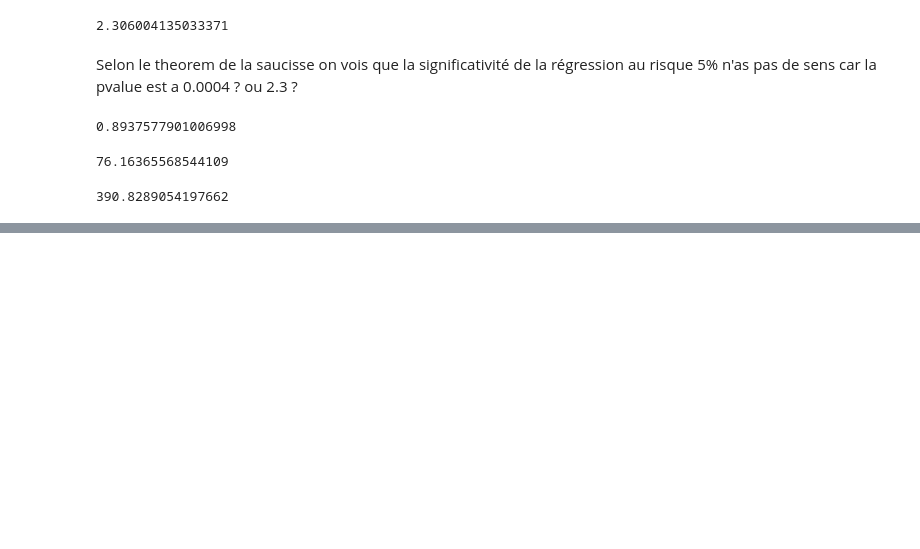
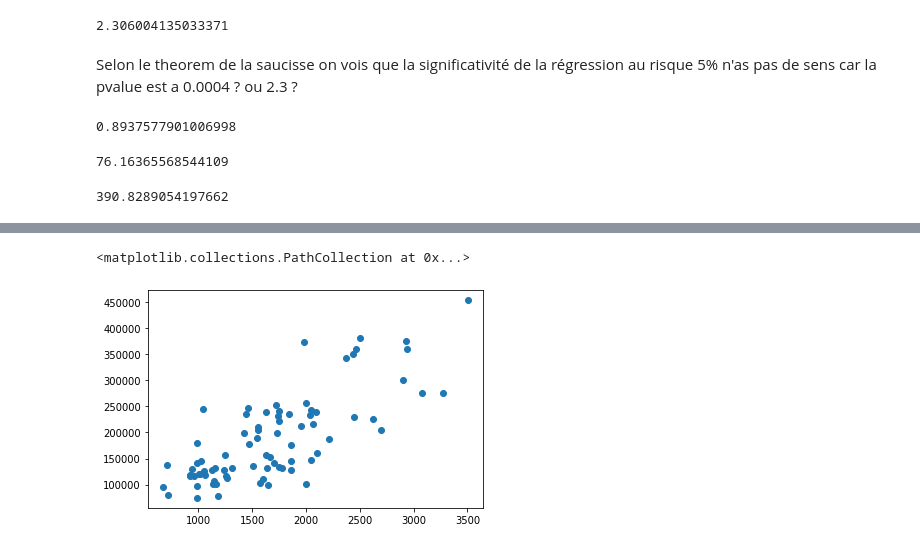
Before and after one commit to charles66820/CREMIfiles, a Jupyter notebook: acid/td/td03.ipynb, the cells around one changed output, grey strips where cells are left out. Saved outputs shown, nothing was run; the diff lists cells and outputs as text; code cells hidden in the pictures; blank space fills up the shorter version.

```diff
--- a/acid/td/td03.ipynb
+++ b/acid/td/td03.ipynb
@@ -96,0 +148,5 @@ beta_0 + beta_1 * 4 # pour 4000 euro
+# %%
+plt.scatter(df["Pied2"], df["Valeur Totale"])
+# %% [output]
+<matplotlib.collections.PathCollection at 0x...>
+[figure, added]
```
Also changed, not shown: parts of 19 cells of this notebook.
